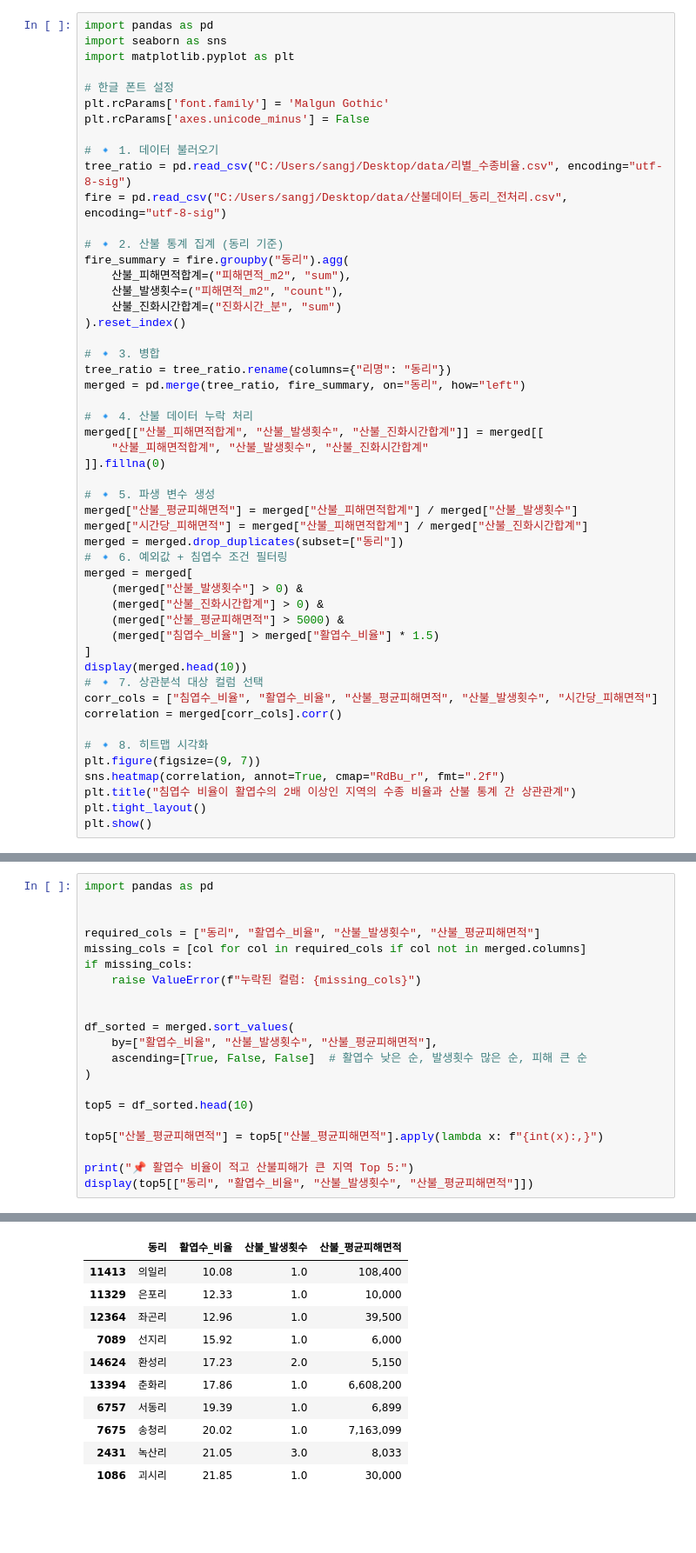
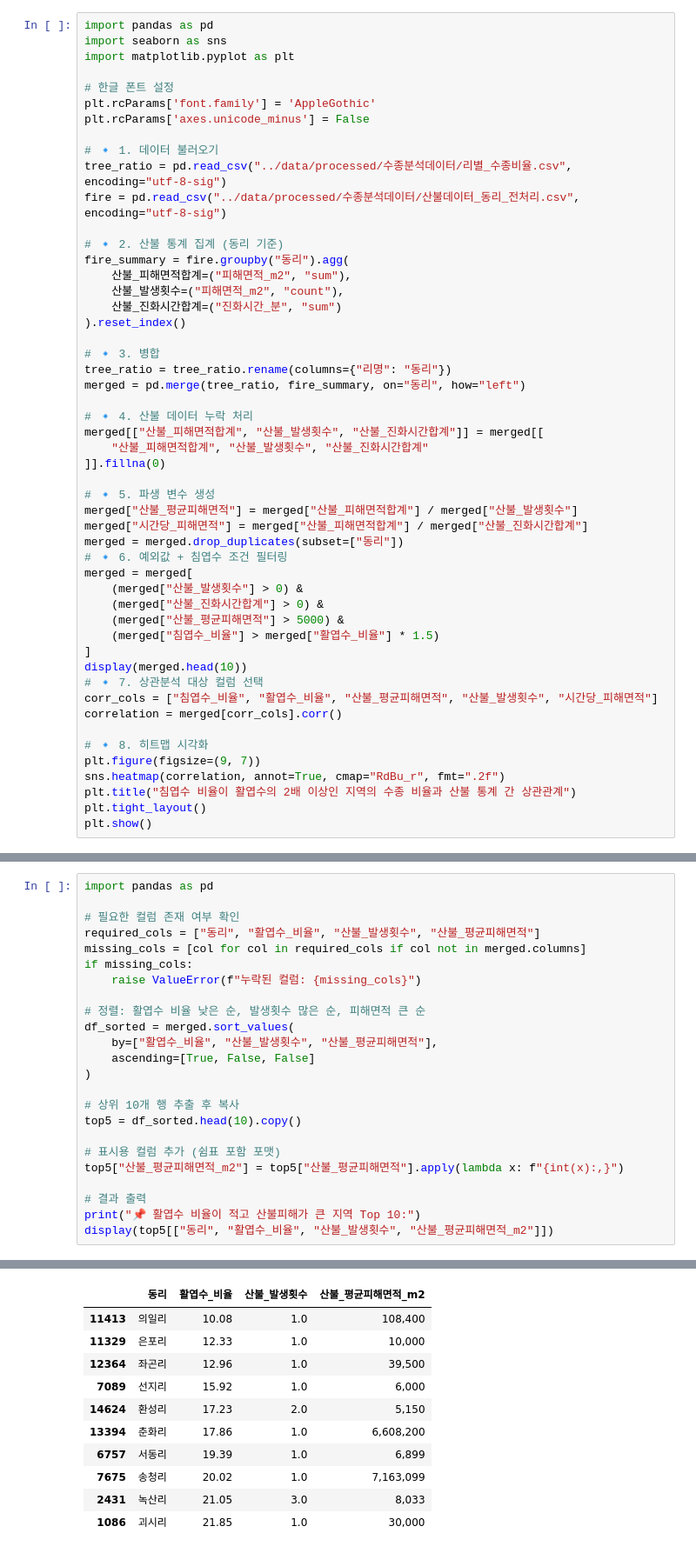
Before and after one commit to ta3wook/type2fire, a Jupyter notebook: notebooks/04_correlation_and_regression.ipynb, the cells around one changed output, grey strips where cells are left out. Shown at 87% size. Drawn from its saved outputs; the diff is of its cells as text; blank space fills up the shorter version.

```diff
--- a/notebooks/04_correlation_and_regression.ipynb
+++ b/notebooks/04_correlation_and_regression.ipynb
@@ -4,12 +4,12 @@ import seaborn as sns
 import matplotlib.pyplot as plt
 
 # 한글 폰트 설정
-plt.rcParams['font.family'] = 'Malgun Gothic'
+plt.rcParams['font.family'] = 'AppleGothic'
 plt.rcParams['axes.unicode_minus'] = False
 
 # 🔹 1. 데이터 불러오기
-tree_ratio = pd.read_csv("C:/Users/sangj/Desktop/data/리별_수종비율.csv", encoding="utf-8-sig")
-fire = pd.read_csv("C:/Users/sangj/Desktop/data/산불데이터_동리_전처리.csv", encoding="utf-8-sig")
+tree_ratio = pd.read_csv("../data/processed/수종분석데이터/리별_수종비율.csv", encoding="utf-8-sig")
+fire = pd.read_csv("../data/processed/수종분석데이터/산불데이터_동리_전처리.csv", encoding="utf-8-sig")
 
 # 🔹 2. 산불 통계 집계 (동리 기준)
 fire_summary = fire.groupby("동리").agg(
@@ -103,22 +103,25 @@ display(result_df)
 # %%
 import pandas as pd
 
-
+# 필요한 컬럼 존재 여부 확인
 required_cols = ["동리", "활엽수_비율", "산불_발생횟수", "산불_평균피해면적"]
 missing_cols = [col for col in required_cols if col not in merged.columns]
 if missing_cols:
     raise ValueError(f"누락된 컬럼: {missing_cols}")
 
-
+# 정렬: 활엽수 비율 낮은 순, 발생횟수 많은 순, 피해면적 큰 순
 df_sorted = merged.sort_values(
     by=["활엽수_비율", "산불_발생횟수", "산불_평균피해면적"],
-    ascending=[True, False, False]  # 활엽수 낮은 순, 발생횟수 많은 순, 피해 큰 순
+    ascending=[True, False, False]
 )
 
-top5 = df_sorted.head(10)
+# 상위 10개 행 추출 후 복사
+top5 = df_sorted.head(10).copy()
 
-top5["산불_평균피해면적"] = top5["산불_평균피해면적"].apply(lambda x: f"{int(x):,}")
+# 표시용 컬럼 추가 (쉼표 포함 포맷)
+top5["산불_평균피해면적_m2"] = top5["산불_평균피해면적"].apply(lambda x: f"{int(x):,}")
 
-print("📌 활엽수 비율이 적고 산불피해가 큰 지역 Top 5:")
-display(top5[["동리", "활엽수_비율", "산불_발생횟수", "산불_평균피해면적"]])
+# 결과 출력
+print("📌 활엽수 비율이 적고 산불피해가 큰 지역 Top 10:")
+display(top5[["동리", "활엽수_비율", "산불_발생횟수", "산불_평균피해면적_m2"]])
 # %% [output]
@@ -131,4 +129,4 @@ See the caveats in the documentation: https://pandas.pydata.org/pandas-docs/stab
-|  | 동리 | 활엽수_비율 | 산불_발생횟수 | 산불_평균피해면적 |
+|  | 동리 | 활엽수_비율 | 산불_발생횟수 | 산불_평균피해면적_m2 |
 | 11413 | 의일리 | 10.08 | 1.0 | 108,400 |
 | 11329 | 은포리 | 12.33 | 1.0 | 10,000 |
 | 12364 | 좌곤리 | 12.96 | 1.0 | 39,500 |
```
Also changed, not shown: parts of 2 cells of this notebook.
